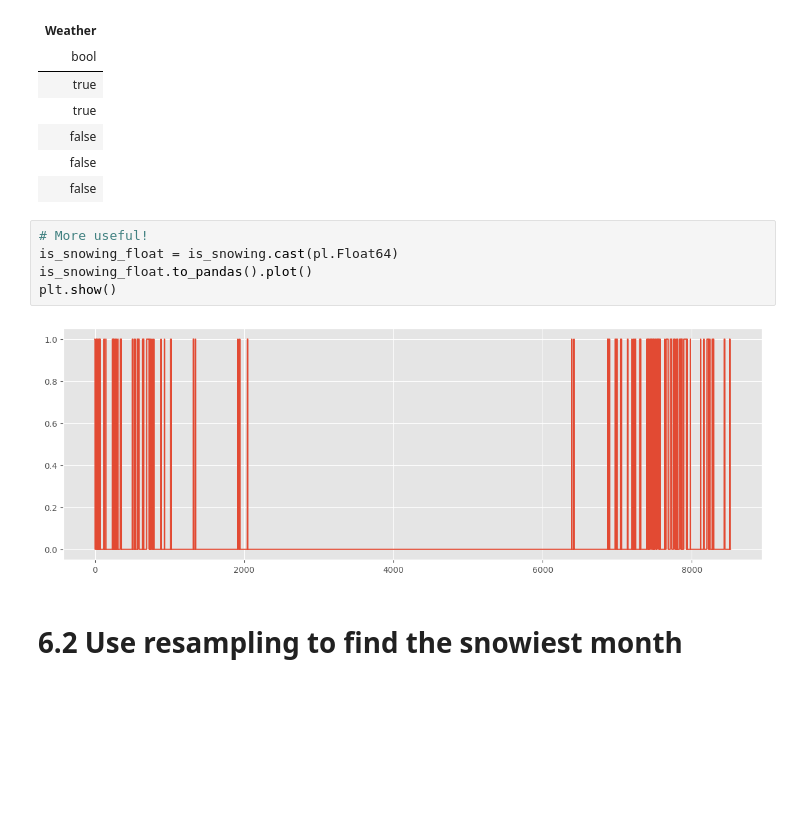
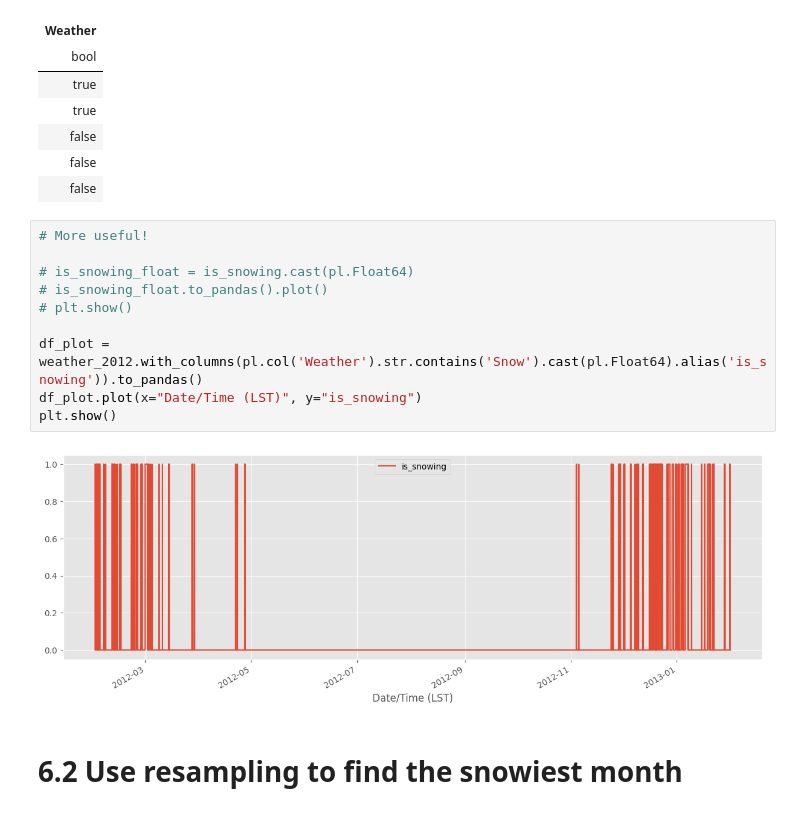
Before and after one commit to sergiorgiraldo/DataScience-Showcase, a Jupyter notebook: pandas-cookbook/cookbook-polars/Chapter 6 - String Operations- Which month was the snowiest.ipynb, the cells around one changed output. Drawn from its saved outputs; the diff is of its cells as text; blank space fills up the shorter version.

```diff
--- a/pandas-cookbook/cookbook-polars/Chapter 6 - String Operations- Which month was the snowiest.ipynb
+++ b/pandas-cookbook/cookbook-polars/Chapter 6 - String Operations- Which month was the snowiest.ipynb
@@ -51,11 +51,16 @@ shape: (5,)
 | false |
 # %%
 # More useful!
-is_snowing_float = is_snowing.cast(pl.Float64)
-is_snowing_float.to_pandas().plot()
+
+# is_snowing_float = is_snowing.cast(pl.Float64)
+# is_snowing_float.to_pandas().plot()
+# plt.show()
+
+df_plot = weather_2012.with_columns(pl.col('Weather').str.contains('Snow').cast(pl.Float64).alias('is_snowing')).to_pandas()
+df_plot.plot(x="Date/Time (LST)", y="is_snowing")
 plt.show()
 # %% [output]
-[figure, old version]
+[figure, new version]
 # %% [markdown]
 # 6.2 Use resampling to find the snowiest month
 # %% [markdown]
```
Also changed, not shown: parts of 11 cells of this notebook, 1 other file.
